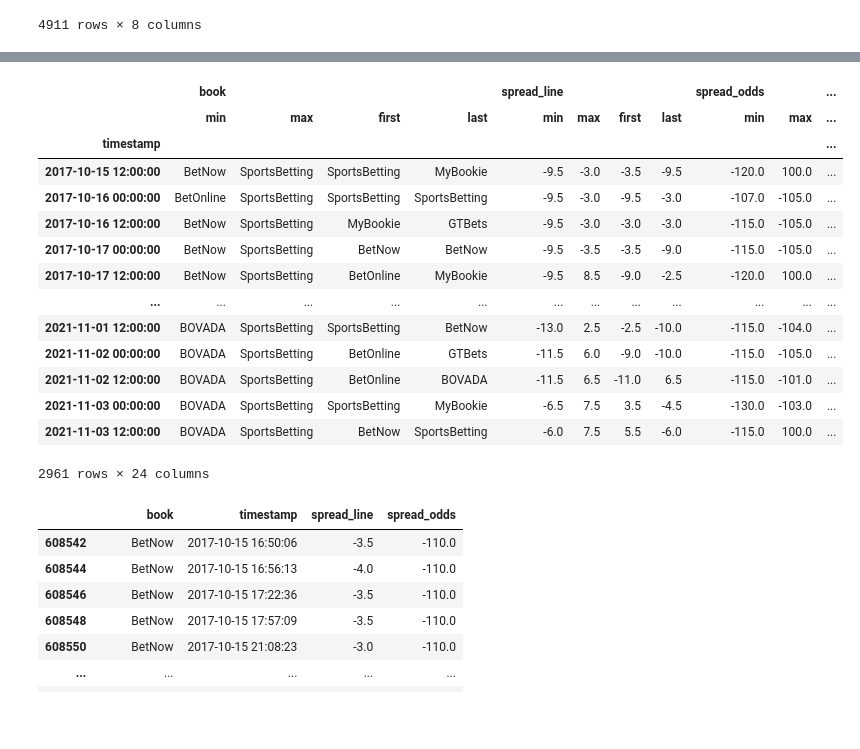
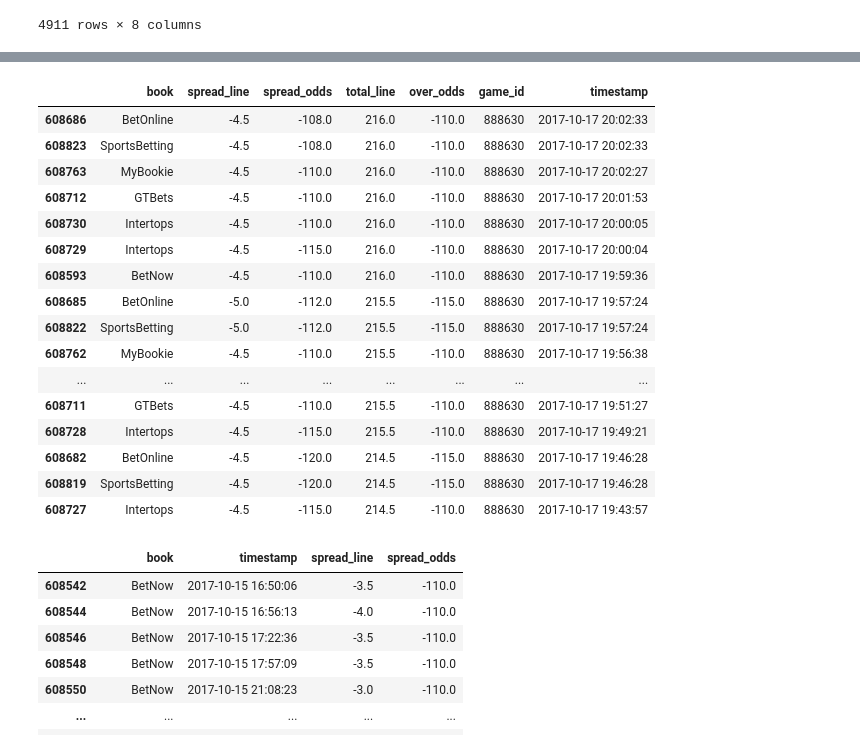
Before and after one commit to kyle-rgb/NBA_Sportsbook_Project, a Jupyter notebook: notebooks/Modeling.ipynb, the cells around one changed output, grey strips where cells are left out. Drawn from its saved outputs; the diff is of its cells as text; code cells hidden in the pictures; blank space fills up the shorter version.

```diff
--- a/notebooks/Modeling.ipynb
+++ b/notebooks/Modeling.ipynb
@@ -127,3 +130,8 @@ predictions.sort_values("Squared_Error", ascending=False).head(20)
 
 * Having a possession estimate should also help our regression model by feeding in a time variable to better adjust its scoring projections.
     * Since the first model only includes rates, the model assumes that all games take place over equivalent time, but for basketball the chance of a tie is more probable due to the frequency of scoring and all ties must be resolved through, in theory, unlimited overtimes until there is no longer one.
+# %%
+fig, axes = plt.subplots(1, 6, figsize=(30, 5))
+for ax, col in zip(axes, [x for x in model_df.columns if x!="abbv"]):
+    model_df[col].plot(kind="hist", bins=20, ax=ax)
+    ax.set_title(f"{col} Distribution")
@@ -698,20 +797,22 @@ xf[xf.game_id == 1459856].sort_values(["book", "timestamp"]).head(30)
 # %%
-xf.set_index(["timestamp"]).sort_index().resample("12H", level="timestamp").agg(["min", "max", "first", "last"])
+xf.sort_values(["game_id", "timestamp"], ascending=[True, False]).head(20)#.resample("12H", level="timestamp").agg(["min", "max", "first", "last"])
 # %% [output]
-|  | book |  |  |  | spread_line |  |  |  | spread_odds |  | ... |
-|  | min | max | first | last | min | max | first | last | min | max | ... |
-| timestamp |  |  |  |  |  |  |  |  |  |  | ... |
-| 2017-10-15 12:00:00 | BetNow | SportsBetting | SportsBetting | MyBookie | -9.5 | -3.0 | -3.5 | -9.5 | -120.0 | 100.0 | ... |
-| 2017-10-16 00:00:00 | BetOnline | SportsBetting | SportsBetting | SportsBetting | -9.5 | -3.0 | -9.5 | -3.0 | -107.0 | -105.0 | ... |
-| 2017-10-16 12:00:00 | BetNow | SportsBetting | MyBookie | GTBets | -9.5 | -3.0 | -3.0 | -3.0 | -115.0 | -105.0 | ... |
-| 2017-10-17 00:00:00 | BetNow | SportsBetting | BetNow | BetNow | -9.5 | -3.5 | -3.5 | -9.0 | -115.0 | -105.0 | ... |
-| 2017-10-17 12:00:00 | BetNow | SportsBetting | BetOnline | MyBookie | -9.5 | 8.5 | -9.0 | -2.5 | -120.0 | 100.0 | ... |
-| ... | ... | ... | ... | ... | ... | ... | ... | ... | ... | ... | ... |
-| 2021-11-01 12:00:00 | BOVADA | SportsBetting | SportsBetting | BetNow | -13.0 | 2.5 | -2.5 | -10.0 | -115.0 | -104.0 | ... |
-| 2021-11-02 00:00:00 | BOVADA | SportsBetting | BetOnline | GTBets | -11.5 | 6.0 | -9.0 | -10.0 | -115.0 | -105.0 | ... |
-| 2021-11-02 12:00:00 | BOVADA | SportsBetting | BetOnline | BOVADA | -11.5 | 6.5 | -11.0 | 6.5 | -115.0 | -101.0 | ... |
-| 2021-11-03 00:00:00 | BOVADA | SportsBetting | SportsBetting | MyBookie | -6.5 | 7.5 | 3.5 | -4.5 | -130.0 | -103.0 | ... |
-| 2021-11-03 12:00:00 | BOVADA | SportsBetting | BetNow | SportsBetting | -6.0 | 7.5 | 5.5 | -6.0 | -115.0 | 100.0 | ... |
+|  | book | spread_line | spread_odds | total_line | over_odds | game_id | timestamp |
+| 608686 | BetOnline | -4.5 | -108.0 | 216.0 | -110.0 | 888630 | 2017-10-17 20:02:33 |
+| 608823 | SportsBetting | -4.5 | -108.0 | 216.0 | -110.0 | 888630 | 2017-10-17 20:02:33 |
+| 608763 | MyBookie | -4.5 | -110.0 | 216.0 | -110.0 | 888630 | 2017-10-17 20:02:27 |
+| 608712 | GTBets | -4.5 | -110.0 | 216.0 | -110.0 | 888630 | 2017-10-17 20:01:53 |
+| 608730 | Intertops | -4.5 | -110.0 | 216.0 | -110.0 | 888630 | 2017-10-17 20:00:05 |
+| 608729 | Intertops | -4.5 | -115.0 | 216.0 | -110.0 | 888630 | 2017-10-17 20:00:04 |
+| 608593 | BetNow | -4.5 | -110.0 | 216.0 | -110.0 | 888630 | 2017-10-17 19:59:36 |
+| 608685 | BetOnline | -5.0 | -112.0 | 215.5 | -115.0 | 888630 | 2017-10-17 19:57:24 |
+| 608822 | SportsBetting | -5.0 | -112.0 | 215.5 | -115.0 | 888630 | 2017-10-17 19:57:24 |
+| 608762 | MyBookie | -4.5 | -110.0 | 215.5 | -110.0 | 888630 | 2017-10-17 19:56:38 |
+| ... | ... | ... | ... | ... | ... | ... | ... |
+| 608711 | GTBets | -4.5 | -110.0 | 215.5 | -110.0 | 888630 | 2017-10-17 19:51:27 |
+| 608728 | Intertops | -4.5 | -115.0 | 215.5 | -110.0 | 888630 | 2017-10-17 19:49:21 |
+| 608682 | BetOnline | -4.5 | -120.0 | 214.5 | -115.0 | 888630 | 2017-10-17 19:46:28 |
+| 608819 | SportsBetting | -4.5 | -120.0 | 214.5 | -115.0 | 888630 | 2017-10-17 19:46:28 |
+| 608727 | Intertops | -4.5 | -115.0 | 214.5 | -110.0 | 888630 | 2017-10-17 19:43:57 |
-2961 rows × 24 columns
 # %%
 sample_game = xf[xf.game_id == 888630]
```
Also changed, not shown: parts of 163 cells of this notebook, 1 other file.
